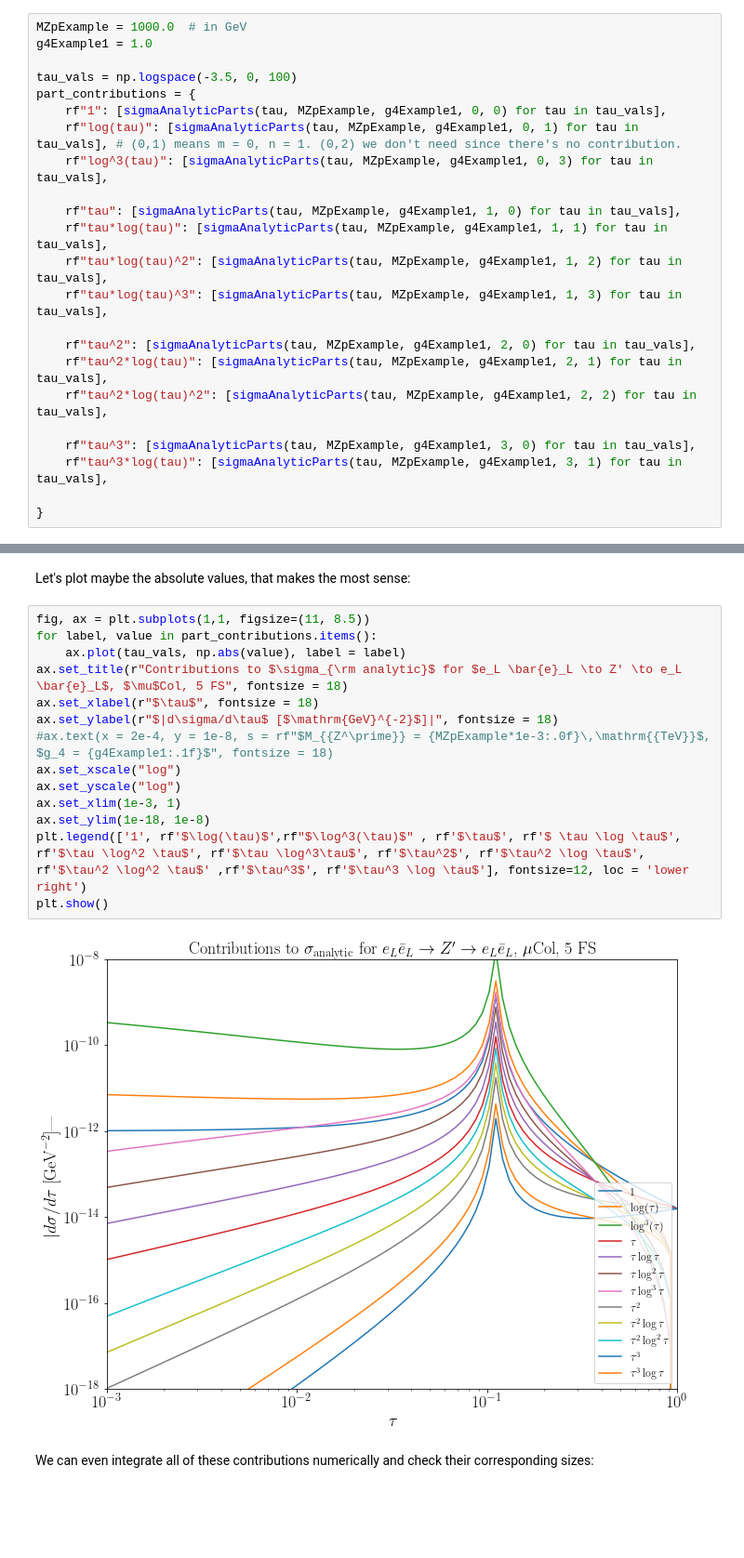
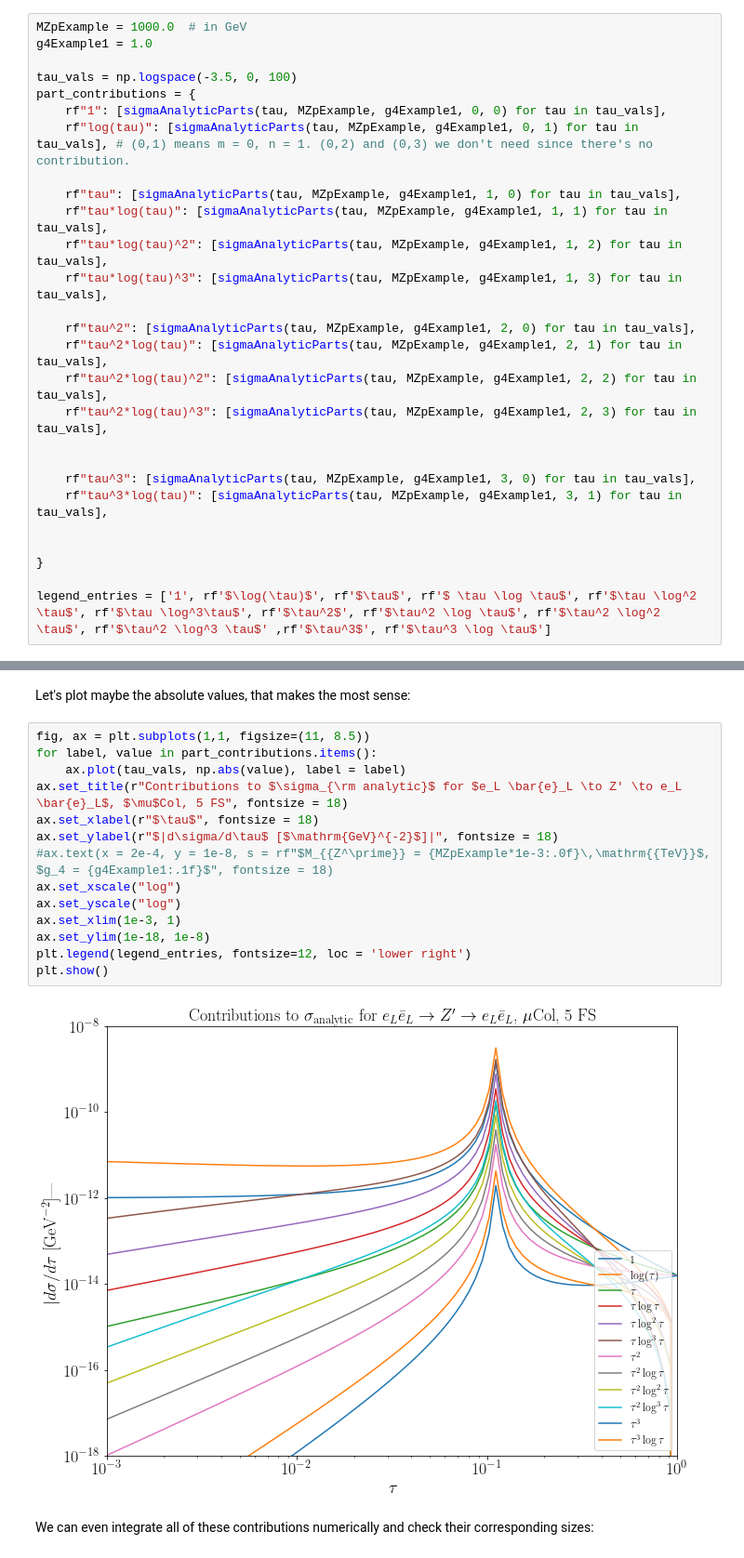
Before and after one commit to armankorajac/finite-width-lepton-colliders, a Jupyter notebook: finite-width.ipynb, the cells around one changed output, grey strips where cells are left out. Shown: that part at 93% size. Saved outputs shown, nothing was run; the diff lists cells and outputs as text; blank space fills up the shorter version.

Commit message:
checking the correspondence analytic-numerical

```diff
--- a/finite-width.ipynb
+++ b/finite-width.ipynb
@@ -787,8 +812,7 @@ g4Example1 = 1.0
 tau_vals = np.logspace(-3.5, 0, 100)
 part_contributions = {
     rf"1": [sigmaAnalyticParts(tau, MZpExample, g4Example1, 0, 0) for tau in tau_vals],
-    rf"log(tau)": [sigmaAnalyticParts(tau, MZpExample, g4Example1, 0, 1) for tau in tau_vals], # (0,1) means m = 0, n = 1. (0,2) we don't need since there's no contribution.
-    rf"log^3(tau)": [sigmaAnalyticParts(tau, MZpExample, g4Example1, 0, 3) for tau in tau_vals],
+    rf"log(tau)": [sigmaAnalyticParts(tau, MZpExample, g4Example1, 0, 1) for tau in tau_vals], # (0,1) means m = 0, n = 1. (0,2) and (0,3) we don't need since there's no contribution.
 
     rf"tau": [sigmaAnalyticParts(tau, MZpExample, g4Example1, 1, 0) for tau in tau_vals],
     rf"tau*log(tau)": [sigmaAnalyticParts(tau, MZpExample, g4Example1, 1, 1) for tau in tau_vals],
@@ -798,11 +822,16 @@ part_contributions = {
     rf"tau^2": [sigmaAnalyticParts(tau, MZpExample, g4Example1, 2, 0) for tau in tau_vals],
     rf"tau^2*log(tau)": [sigmaAnalyticParts(tau, MZpExample, g4Example1, 2, 1) for tau in tau_vals],
     rf"tau^2*log(tau)^2": [sigmaAnalyticParts(tau, MZpExample, g4Example1, 2, 2) for tau in tau_vals],
+    rf"tau^2*log(tau)^3": [sigmaAnalyticParts(tau, MZpExample, g4Example1, 2, 3) for tau in tau_vals],
+
 
     rf"tau^3": [sigmaAnalyticParts(tau, MZpExample, g4Example1, 3, 0) for tau in tau_vals],
     rf"tau^3*log(tau)": [sigmaAnalyticParts(tau, MZpExample, g4Example1, 3, 1) for tau in tau_vals],
 
+
 }
+
+legend_entries = ['1', rf'$\log(\tau)$', rf'$\tau$', rf'$ \tau \log \tau$', rf'$\tau \log^2 \tau$', rf'$\tau \log^3\tau$', rf'$\tau^2$', rf'$\tau^2 \log \tau$', rf'$\tau^2 \log^2 \tau$', rf'$\tau^2 \log^3 \tau$' ,rf'$\tau^3$', rf'$\tau^3 \log \tau$']
 # %% [markdown]
 Plot these functions:
 # %%
@@ -865,19 +894,19 @@ Let's plot maybe the absolute values, that makes the most sense:
 # %%
 fig, ax = plt.subplots(1,1, figsize=(11, 8.5))
 for label, value in part_contributions.items():
     ax.plot(tau_vals, np.abs(value), label = label)
 ax.set_title(r"Contributions to $\sigma_{\rm analytic}$ for $e_L \bar{e}_L \to Z' \to e_L \bar{e}_L$, $\mu$Col, 5 FS", fontsize = 18)
 ax.set_xlabel(r"$\tau$", fontsize = 18)
 ax.set_ylabel(r"$|d\sigma/d\tau$ [$\mathrm{GeV}^{-2}$]|", fontsize = 18)
 #ax.text(x = 2e-4, y = 1e-8, s = rf"$M_{{Z^\prime}} = {MZpExample*1e-3:.0f}\,\mathrm{{TeV}}$, $g_4 = {g4Example1:.1f}$", fontsize = 18)
 ax.set_xscale("log")
 ax.set_yscale("log")
 ax.set_xlim(1e-3, 1)
 ax.set_ylim(1e-18, 1e-8)
-plt.legend(['1', rf'$\log(\tau)$',rf"$\log^3(\tau)$" , rf'$\tau$', rf'$ \tau \log \tau$', rf'$\tau \log^2 \tau$', rf'$\tau \log^3\tau$', rf'$\tau^2$', rf'$\tau^2 \log \tau$', rf'$\tau^2 \log^2 \tau$' ,rf'$\tau^3$', rf'$\tau^3 \log \tau$'], fontsize=12, loc = 'lower right')
+plt.legend(legend_entries, fontsize=12, loc = 'lower right')
 plt.show()
 # %% [output]
-[figure, old version]
+[figure, new version]
 # %% [markdown]
 We can even integrate all of these contributions numerically and check their corresponding sizes:
 # %%
```
Also changed, not shown: parts of 20 cells of this notebook.
